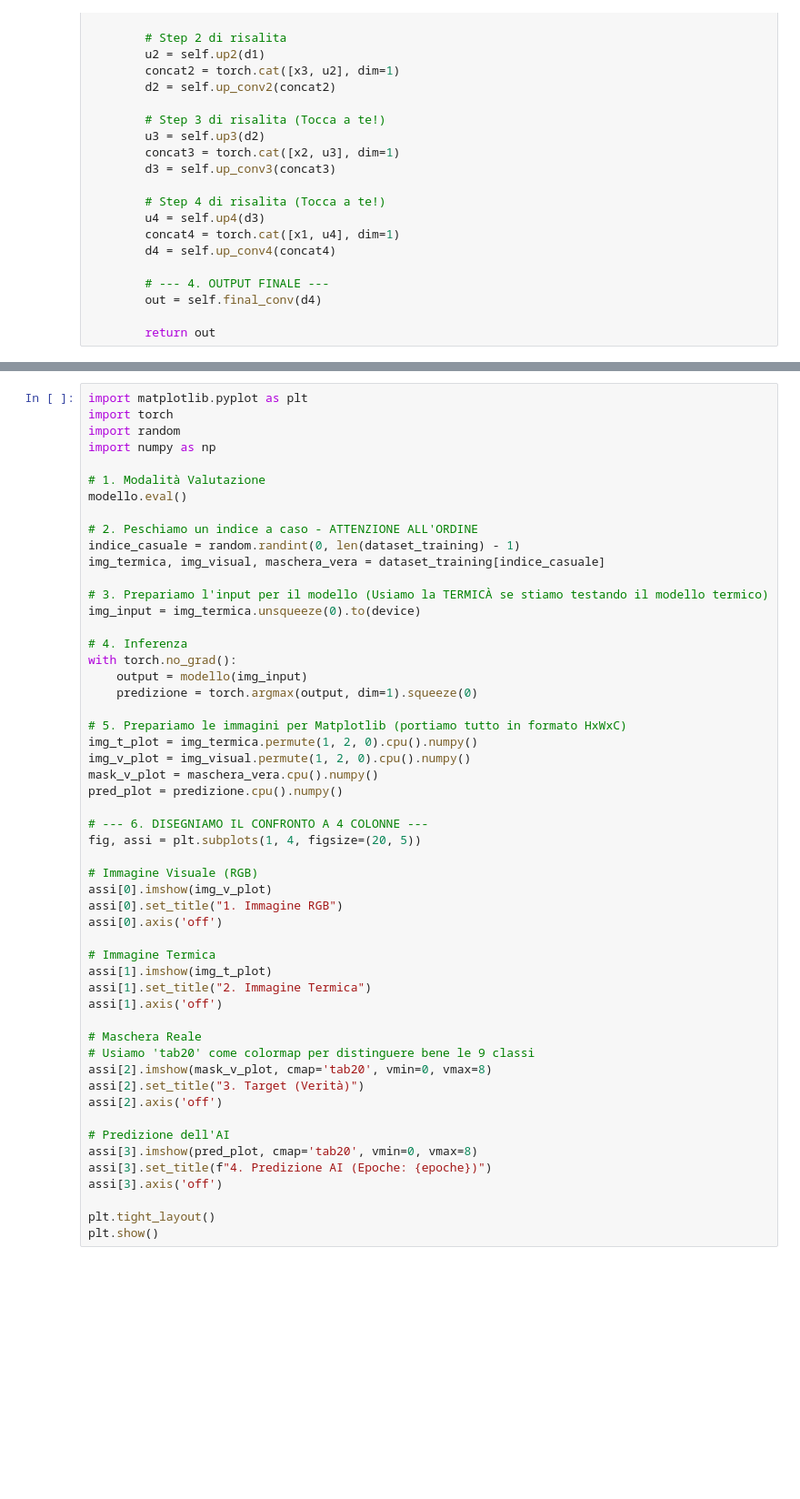
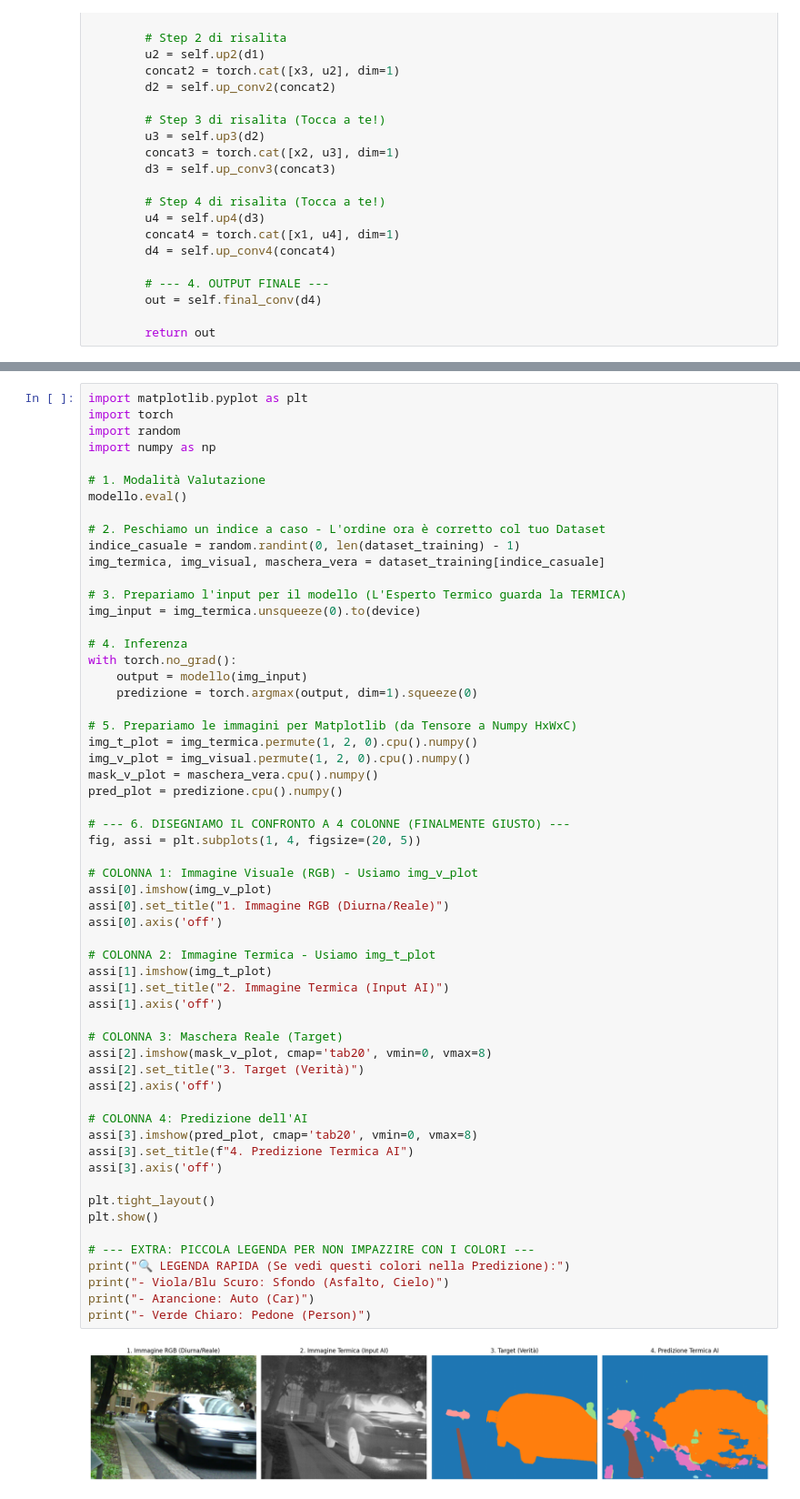
Before and after one commit to Yammi2002/DataFusionProject, a Jupyter notebook: notebooks/notebook.ipynb, the cells around one changed output, grey strips where cells are left out. Shown at 91% size. Cells and saved outputs as stored; diff of their text form; blank space fills up the shorter version.

```diff
--- a/notebooks/notebook.ipynb
+++ b/notebooks/notebook.ipynb
@@ -231,47 +297,54 @@ import numpy as np
 # 1. Modalità Valutazione
 modello.eval()
 
-# 2. Peschiamo un indice a caso - ATTENZIONE ALL'ORDINE
+# 2. Peschiamo un indice a caso - L'ordine ora è corretto col tuo Dataset
 indice_casuale = random.randint(0, len(dataset_training) - 1)
 img_termica, img_visual, maschera_vera = dataset_training[indice_casuale]
 
-# 3. Prepariamo l'input per il modello (Usiamo la TERMICÀ se stiamo testando il modello termico)
+# 3. Prepariamo l'input per il modello (L'Esperto Termico guarda la TERMICA)
 img_input = img_termica.unsqueeze(0).to(device)
 
 # 4. Inferenza
 with torch.no_grad():
     output = modello(img_input)
     predizione = torch.argmax(output, dim=1).squeeze(0)
 
-# 5. Prepariamo le immagini per Matplotlib (portiamo tutto in formato HxWxC)
+# 5. Prepariamo le immagini per Matplotlib (da Tensore a Numpy HxWxC)
 img_t_plot = img_termica.permute(1, 2, 0).cpu().numpy()
 img_v_plot = img_visual.permute(1, 2, 0).cpu().numpy()
 mask_v_plot = maschera_vera.cpu().numpy()
 pred_plot = predizione.cpu().numpy()
 
-# --- 6. DISEGNIAMO IL CONFRONTO A 4 COLONNE ---
+# --- 6. DISEGNIAMO IL CONFRONTO A 4 COLONNE (FINALMENTE GIUSTO) ---
 fig, assi = plt.subplots(1, 4, figsize=(20, 5))
 
-# Immagine Visuale (RGB)
+# COLONNA 1: Immagine Visuale (RGB) - Usiamo img_v_plot
 assi[0].imshow(img_v_plot)
-assi[0].set_title("1. Immagine RGB")
+assi[0].set_title("1. Immagine RGB (Diurna/Reale)")
 assi[0].axis('off')
 
-# Immagine Termica
+# COLONNA 2: Immagine Termica - Usiamo img_t_plot
 assi[1].imshow(img_t_plot)
-assi[1].set_title("2. Immagine Termica")
+assi[1].set_title("2. Immagine Termica (Input AI)")
 assi[1].axis('off')
 
-# Maschera Reale
-# Usiamo 'tab20' come colormap per distinguere bene le 9 classi
+# COLONNA 3: Maschera Reale (Target)
 assi[2].imshow(mask_v_plot, cmap='tab20', vmin=0, vmax=8)
 assi[2].set_title("3. Target (Verità)")
 assi[2].axis('off')
 
-# Predizione dell'AI
+# COLONNA 4: Predizione dell'AI
 assi[3].imshow(pred_plot, cmap='tab20', vmin=0, vmax=8)
-assi[3].set_title(f"4. Predizione AI (Epoche: {epoche})")
+assi[3].set_title(f"4. Predizione Termica AI")
 assi[3].axis('off')
 
 plt.tight_layout()
 plt.show()
+
+# --- EXTRA: PICCOLA LEGENDA PER NON IMPAZZIRE CON I COLORI ---
+print("🔍 LEGENDA RAPIDA (Se vedi questi colori nella Predizione):")
+print("- Viola/Blu Scuro: Sfondo (Asfalto, Cielo)")
+print("- Arancione: Auto (Car)")
+print("- Verde Chiaro: Pedone (Person)")
+# %% [output]
+[figure, added]
```
Also changed, not shown: parts of 7 cells of this notebook.
